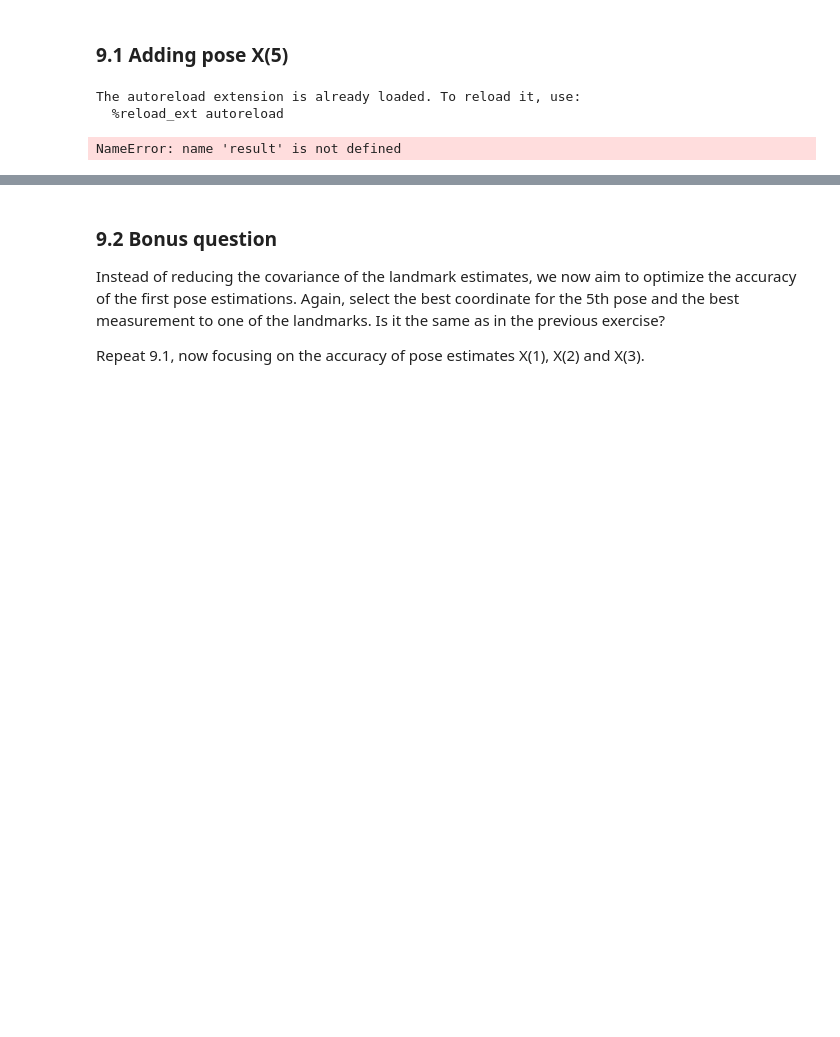
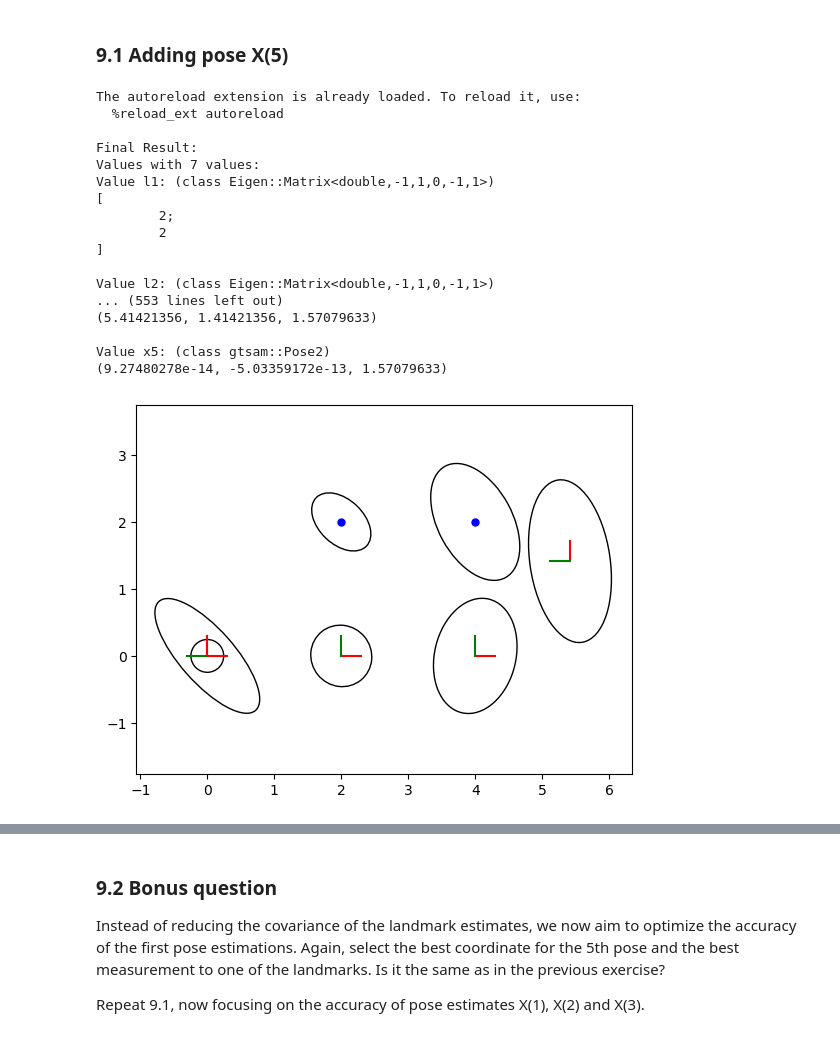
Before and after one commit to TUe-4TB00/graph-slam-graded-Just-van-der-Wegen, a Jupyter notebook: assignment.ipynb, the cells around one changed output, grey strips where cells are left out. Drawn from its saved outputs; the diff is of its cells as text; code cells hidden in the pictures; blank space fills up the shorter version.

```diff
--- a/assignment.ipynb
+++ b/assignment.ipynb
@@ -421,27 +421,62 @@ Add X(5) at each option separately, add a measurement from X(5) to one chosen la
 # %%
 # Enable autoreload in Jupyter Notebook before the imports
 %load_ext autoreload
 %autoreload 2
 
-from src.pose_5 import minimize_marginals
+from copy import deepcopy
+
+from src.pose_5 import minimize_marginals, find_minimize_marginals
 # Global pose of X(4) (already in initial_estimate)
 pose_4 = initial_estimate.atPose2(X(4))
 # ---------------------------------------------------------
 # Candidate global positions for X(5)
 # (heading chosen equal to pose_4 to avoid artificial rotation)
 # ---------------------------------------------------------
 pose_options = {
     "a": gtsam.Pose2(0.0, 3.0, pose_4.theta()),
     "b": gtsam.Pose2(0.0, 0.0, pose_4.theta()),
     "c": gtsam.Pose2(4.0, 3.0, pose_4.theta()),
     "d": gtsam.Pose2(2.0, 3.0, pose_4.theta()),
 }
+
+# graph_copy = deepcopy(graph)
+# estimate_copy = gtsam.Values(initial_estimate)
+# best_pose, best_landmark, marginals = find_minimize_marginals(
+#     graph_copy,
+#     estimate_copy,
+#     pose_options,
+# )
+# print("!!!!!!!!!!!!!!!!!!!!!!!!!!!!!!!!!!!!!!!!!!!!!!!!!!!!!!!!!!!!!!!!!!!!!!!!!!!!!!!!!!!!!!!!!!!!!!!!!!!!!!")
+# print(f"The best pose is \"{best_pose}\" with landmark {best_landmark}, resulting in sum of marginals = {marginals}")
+# print("!!!!!!!!!!!!!!!!!!!!!!!!!!!!!!!!!!!!!!!!!!!!!!!!!!!!!!!!!!!!!!!!!!!!!!!!!!!!!!!!!!!!!!!!!!!!!!!!!!!!!!")
+
 # TODO: Implement the "optimize" and "minimize_marginals" functions in pose_5.py
-best_pose, best_landmark, marginals = minimize_marginals(graph, initial_estimate, pose_options)
+graph_copy = deepcopy(graph)
+estimate_copy = gtsam.Values(initial_estimate)
+best_pose, best_landmark, marginals = minimize_marginals(
+    graph_copy,
+    estimate_copy,
+    pose_options,
+)
 # %% [output]
 The autoreload extension is already loaded. To reload it, use:
   %reload_ext autoreload
+
+Final Result:
+Values with 7 values:
+Value l1: (class Eigen::Matrix<double,-1,1,0,-1,1>)
+[
+        2;
+        2
+]
+
+Value l2: (class Eigen::Matrix<double,-1,1,0,-1,1>)
+... (553 lines left out)
+(5.41421356, 1.41421356, 1.57079633)
+
+Value x5: (class gtsam::Pose2)
+(9.27480278e-14, -5.03359172e-13, 1.57079633)
-NameError: name 'result' is not defined
+[figure, added]
 # %%
 # Run this cell to test your implementation
 # The exclamation markt is used to run shell commands from within the notebook
```
Also changed, not shown: parts of 5 cells of this notebook, 1 other file.
